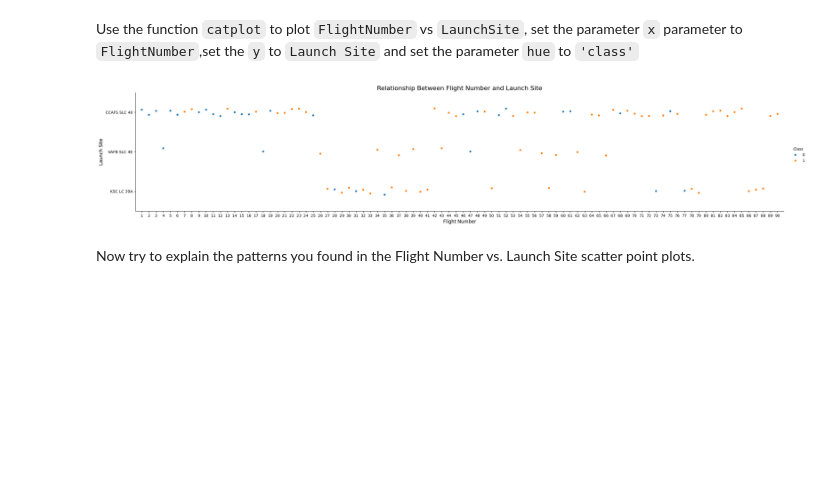
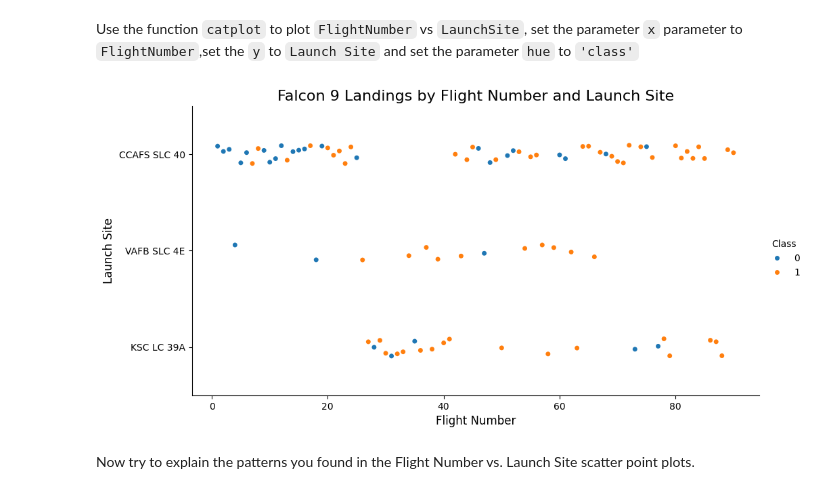
Before and after one commit to hacklert/spaceX, a Jupyter notebook: eda-visualizations.ipynb, the cells around one changed output. Drawn from its saved outputs; the diff is of its cells as text; code cells hidden in the pictures; blank space fills up the shorter version.

```diff
--- a/eda-visualizations.ipynb
+++ b/eda-visualizations.ipynb
@@ -86,15 +86,14 @@ Next, let's drill down to each site visualize its detailed launch records.
 # %% [markdown]
 Use the function <code>catplot</code> to plot <code>FlightNumber</code> vs <code>LaunchSite</code>, set the  parameter <code>x</code>  parameter to <code>FlightNumber</code>,set the  <code>y</code> to <code>Launch Site</code> and set the parameter <code>hue</code> to <code>'class'</code>
 # %%
-sns.catplot(y="LaunchSite", x="FlightNumber", hue="Class", data=df, aspect=5)
-plt.title('Relationship Between Flight Number and Launch Site', fontsize=16)
-plt.xticks(df['FlightNumber'])
+sns.catplot(y='LaunchSite', x='FlightNumber', hue='Class', data=df, aspect=2)
+plt.title('Falcon 9 Landings by Flight Number and Launch Site', fontsize=16)
 plt.xlabel("Flight Number", fontsize=12)
 plt.ylabel("Launch Site", fontsize=12)
-plt.margins(x=0.01)
+plt.margins(x=0.05)
 plt.show()
 # %% [output]
-[figure, old version]
+[figure, new version]
 # %% [markdown]
 Now try to explain the patterns you found in the Flight Number vs. Launch Site scatter point plots.
 # %% [markdown]
```
Also changed, not shown: parts of 7 cells of this notebook.
